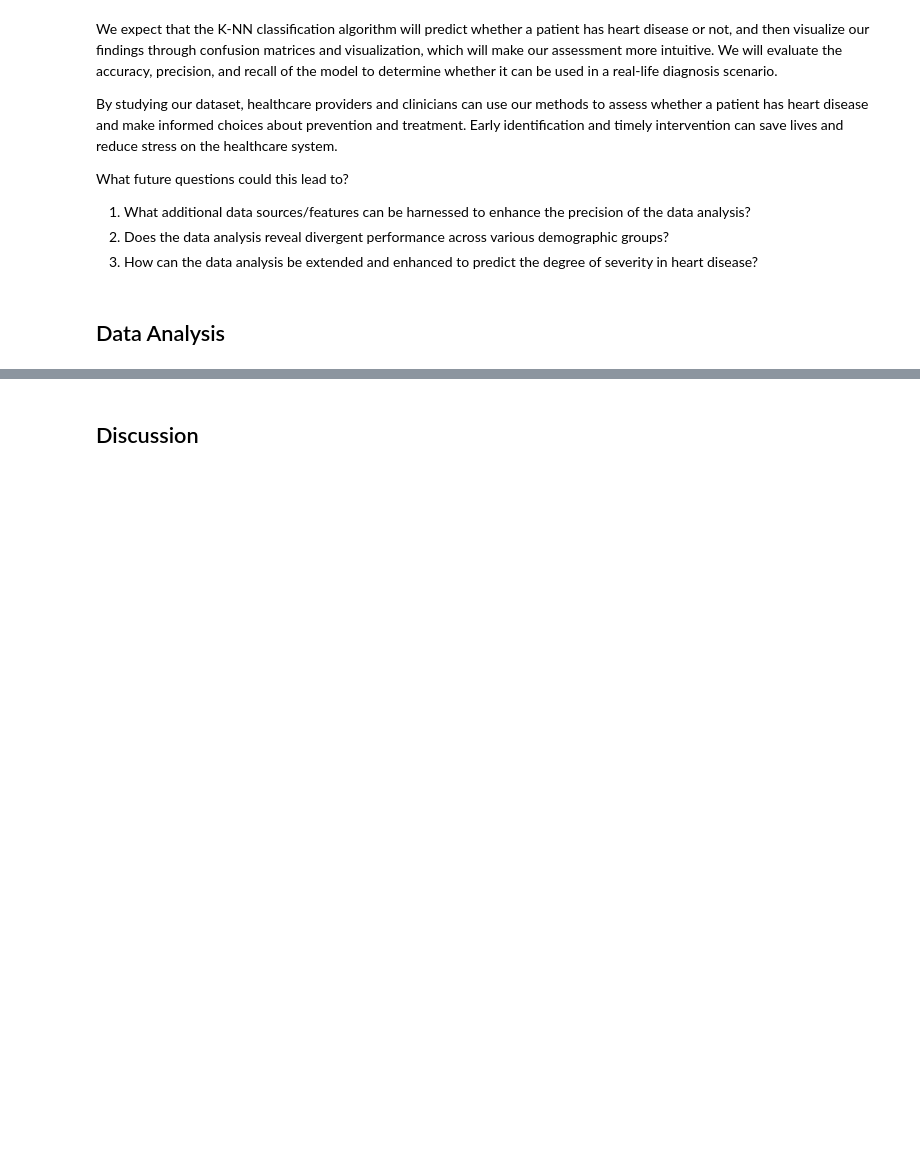
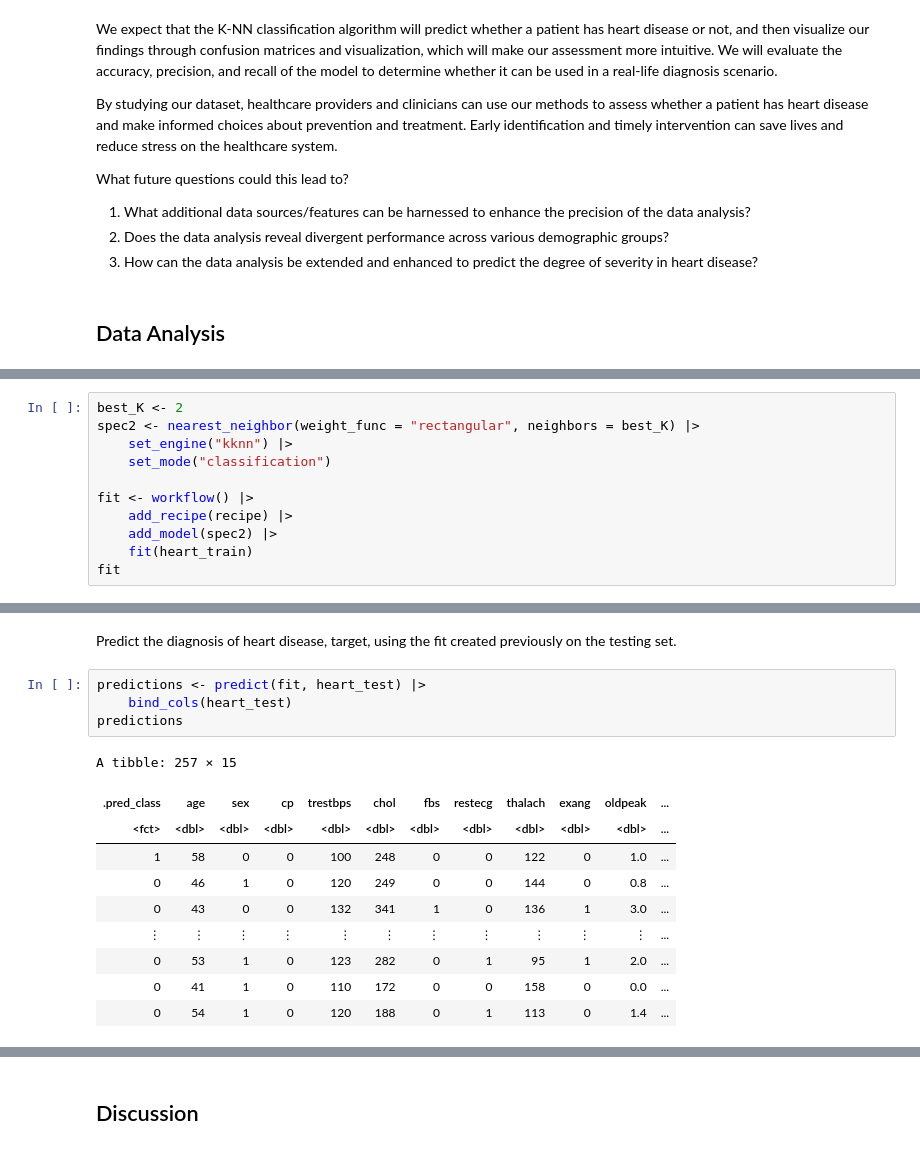
Before and after one commit to random56428/heart-disease, a Jupyter notebook: project.ipynb, the cells around one changed output, grey strips where cells are left out. Saved outputs shown, nothing was run; the diff lists cells and outputs as text; blank space fills up the shorter version.

```diff
--- a/project.ipynb
+++ b/project.ipynb
@@ -212,0 +328,11 @@ What future questions could this lead to?
+# %%
+best_K <- 2
+spec2 <- nearest_neighbor(weight_func = "rectangular", neighbors = best_K) |>
+    set_engine("kknn") |>
+    set_mode("classification")
+
+fit <- workflow() |>
+    add_recipe(recipe) |>
+    add_model(spec2) |>
+    fit(heart_train)
+fit
@@ -212,0 +359,17 @@ What future questions could this lead to?
+# %% [markdown]
+Predict the diagnosis of heart disease, target, using the fit created previously on the testing set.
+# %%
+predictions <- predict(fit, heart_test) |>
+    bind_cols(heart_test)
+predictions
+# %% [output]
+A tibble: 257 × 15
+| .pred_class | age | sex | cp | trestbps | chol | fbs | restecg | thalach | exang | oldpeak | ... |
+| <fct> | <dbl> | <dbl> | <dbl> | <dbl> | <dbl> | <dbl> | <dbl> | <dbl> | <dbl> | <dbl> | ... |
+| 1 | 58 | 0 | 0 | 100 | 248 | 0 | 0 | 122 | 0 | 1.0 | ... |
+| 0 | 46 | 1 | 0 | 120 | 249 | 0 | 0 | 144 | 0 | 0.8 | ... |
+| 0 | 43 | 0 | 0 | 132 | 341 | 1 | 0 | 136 | 1 | 3.0 | ... |
+| ⋮ | ⋮ | ⋮ | ⋮ | ⋮ | ⋮ | ⋮ | ⋮ | ⋮ | ⋮ | ⋮ | ... |
+| 0 | 53 | 1 | 0 | 123 | 282 | 0 | 1 | 95 | 1 | 2.0 | ... |
+| 0 | 41 | 1 | 0 | 110 | 172 | 0 | 0 | 158 | 0 | 0.0 | ... |
+| 0 | 54 | 1 | 0 | 120 | 188 | 0 | 1 | 113 | 0 | 1.4 | ... |
```
Also changed, not shown: parts of 31 cells of this notebook.
